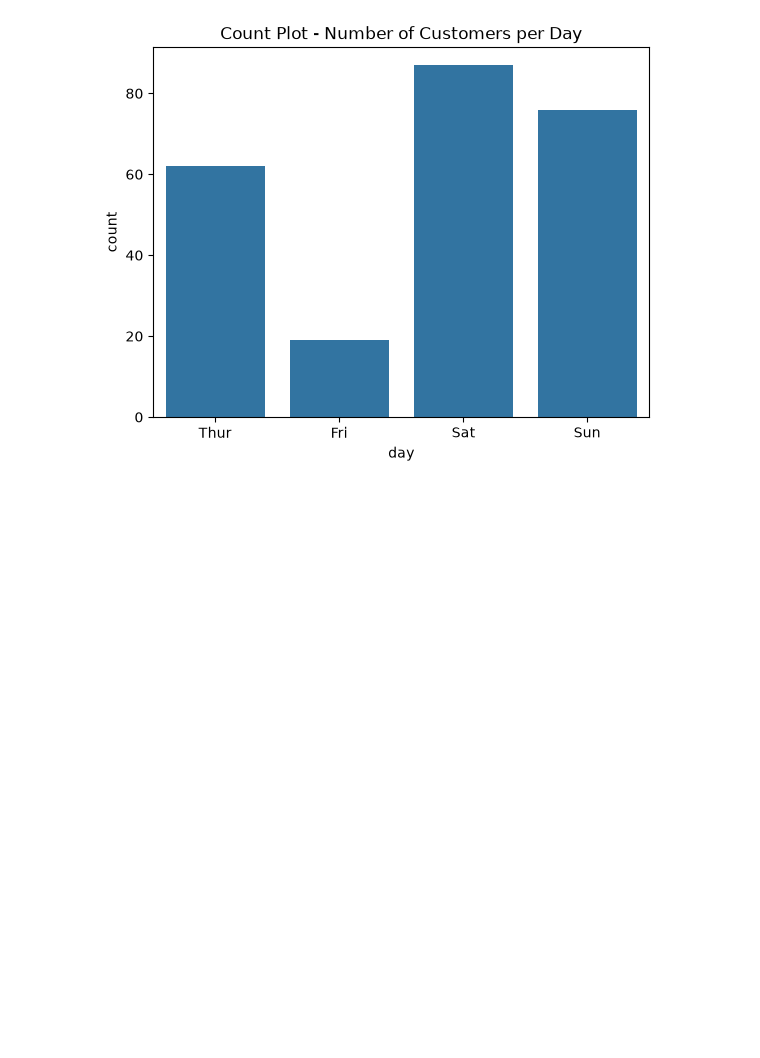
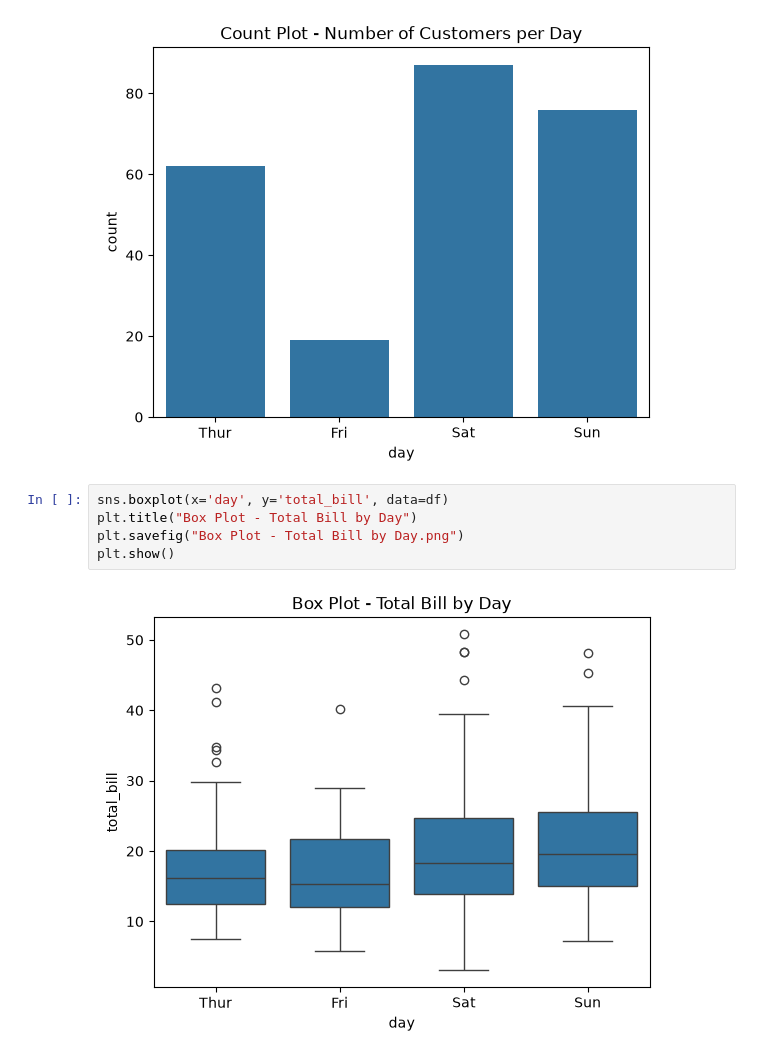
Before and after one commit to kalairajatechp/matplotlib, a Jupyter notebook: histogram_analysis.ipynb, the cells around one changed output. Cells and saved outputs as stored; diff of their text form; blank space fills up the shorter version.

```diff
--- a/histogram_analysis.ipynb
+++ b/histogram_analysis.ipynb
@@ -67,3 +67,10 @@ plt.savefig("Count Plot - Number of Customers per Day.png")
 plt.show()
 # %% [output]
 [figure]
+# %%
+sns.boxplot(x='day', y='total_bill', data=df)
+plt.title("Box Plot - Total Bill by Day")
+plt.savefig("Box Plot - Total Bill by Day.png")
+plt.show()
+# %% [output]
+[figure, added]
```
